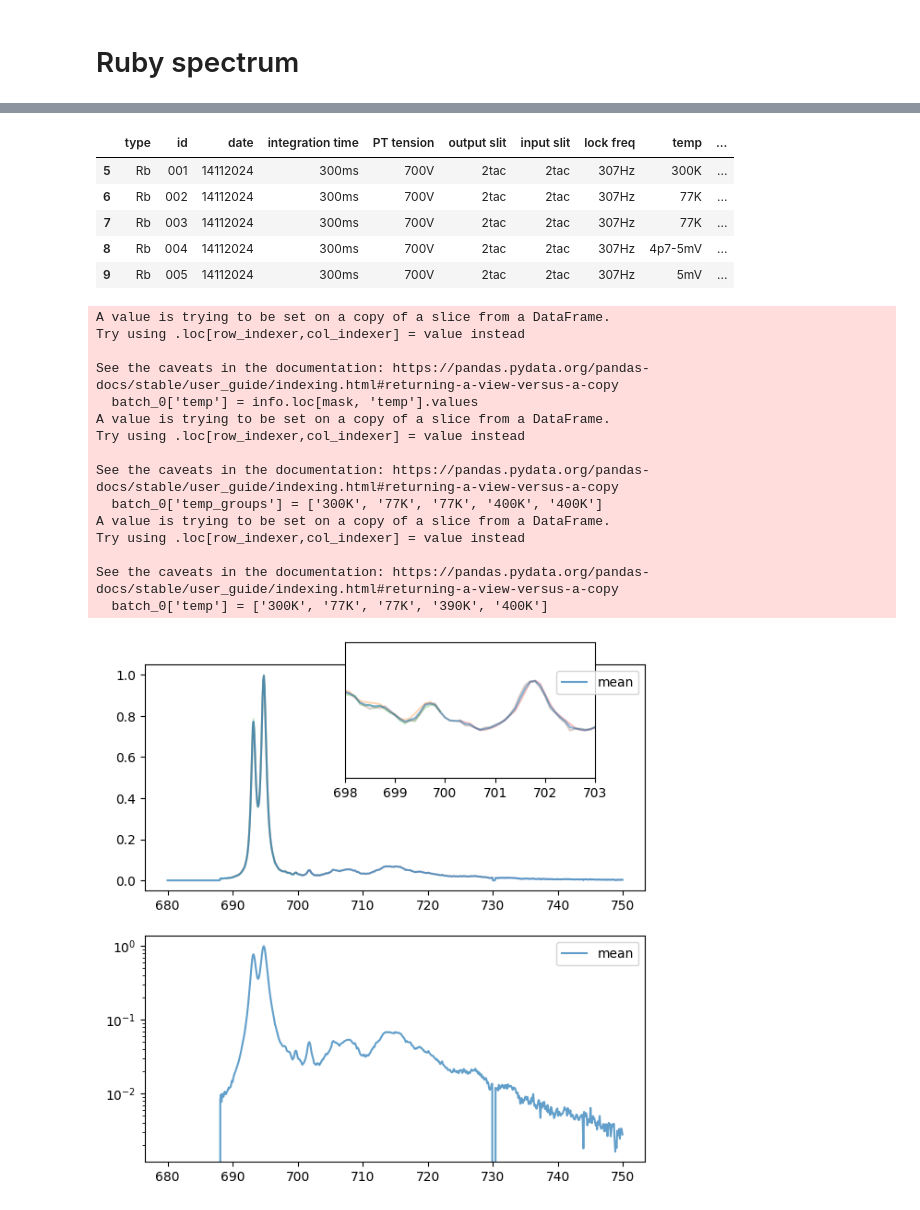
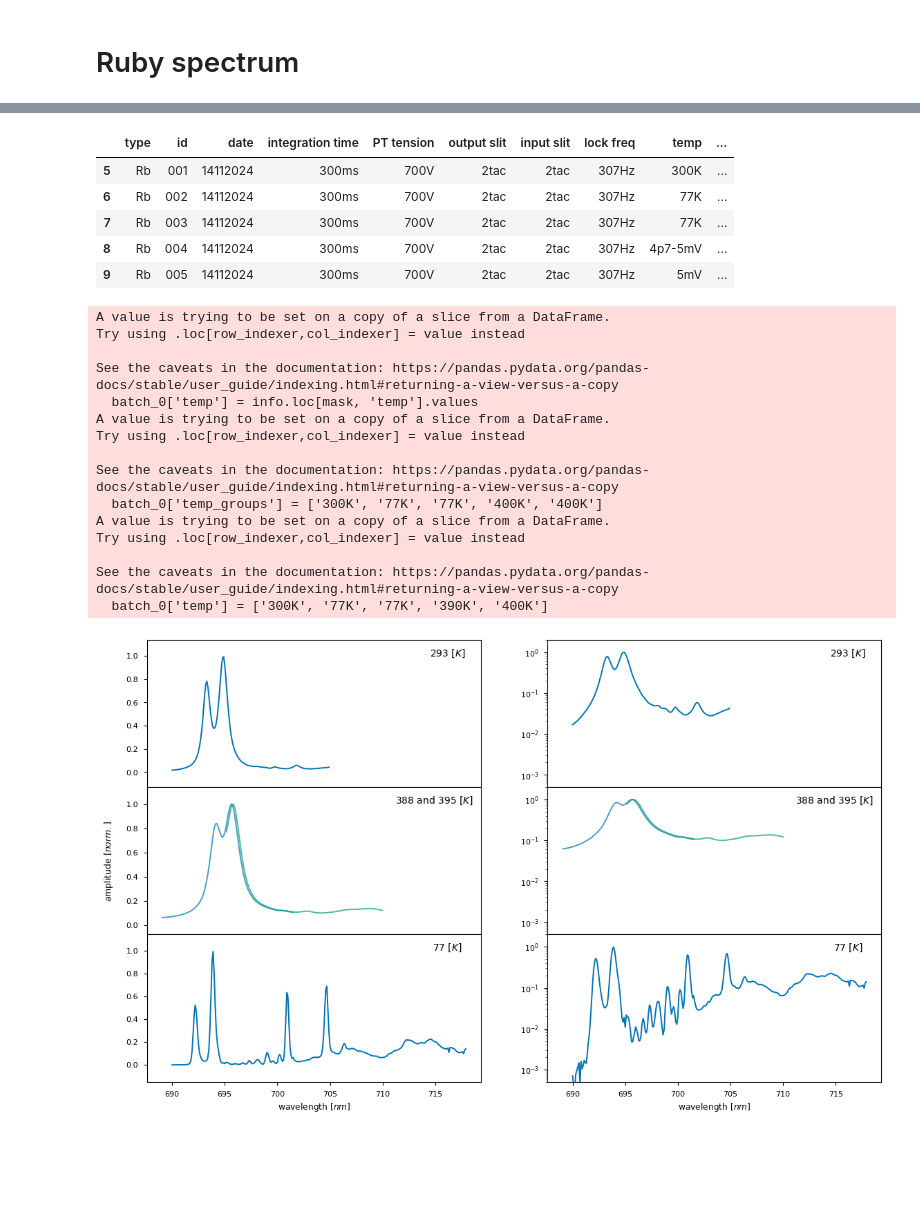
Before and after one commit to zar-hub/Lab_Materia_Condensata, a Jupyter notebook: SpettroRubino.ipynb, the cells around one changed output, grey strips where cells are left out. Drawn from its saved outputs; the diff is of its cells as text; code cells hidden in the pictures; blank space fills up the shorter version.

```diff
--- a/SpettroRubino.ipynb
+++ b/SpettroRubino.ipynb
@@ -36,10 +49,15 @@ plt.close('all')
 # %%
+from matplotlib.ticker import MaxNLocator
+
 files = utils.getFiles('Raw_Data\\Ruby_Spectrum')
 files = [file for file in files if file.name.find('Rb_') != -1]
 df = pd.DataFrame([utils.file_to_series(file) for file in files])
 
 # to nano meters
 df['wl'] = df['wl'].apply(lambda x: x / 10)
+
+# to mV
+df['mean'] = df['mean'].apply(lambda x: x * 1000)
 
 # sort it
 df.sort_values('id', inplace=True)
@@ -48,7 +66,7 @@ df.reset_index(drop=True, inplace=True)
 
 with plt.style.context(['seaborn-v0_8-colorblind', 'seaborn-v0_8-paper']):
     # A quick look at the batch
-    fig, axs = plt.subplots(5, 2, sharex=True, figsize = FIG_SIZE * 2.5, layout='tight')
+    fig, axs = plt.subplots(5, 2, sharex='col', figsize = FIG_SIZE * 1.8)
     for i, row in df.iterrows():
         meta = ast.literal_eval(row['meta'])
         label = "-".join([meta.get(key) for key in ['type', 'id', 'date',]])
@@ -56,8 +74,16 @@ with plt.style.context(['seaborn-v0_8-colorblind', 'seaborn-v0_8-paper']):
 
     for ax in axs.flat:
         ax.ticklabel_format(axis='y', style='sci', scilimits=(0, 0))
+        fmtax(ax, label='x', loc='upper right')
+        ax.yaxis.set_major_locator(MaxNLocator(4, prune='both'))
         ax.legend()
 
+    # add common y label
+    fig.text(0.04, 0.5, r'e.m.F [mV]', va='center', rotation='vertical')
+
+    fig.tight_layout()
+    fig.subplots_adjust(hspace=0, wspace=0.15, left=0.1)
+    plt.show()
     savefig(fig, 'ruby_batch')
 
 # generate the info table
@@ -207,26 +275,24 @@ ids = ['001', '002', '003', '004', '005']
 
 common_wl = np.arange(690, 720, 0.1)
 with plt.style.context(['seaborn-v0_8-colorblind', 'seaborn-v0_8-paper']):
-    fig, axs = plt.subplots(3, 2, figsize=(10, 8), sharex=True)
+    fig, axs = plt.subplots(3, 2, figsize=FIG_SIZE * 2, sharex=True)
     i = 0
     for gid, group in batch_0.groupby('temp_groups'):
-
         # normalize the group
         group = group.apply(normalize, axis=1, ids = ids)
 
         # interpolate the group
+        fooone = lambda x: axs[i, 0].plot(x['wl'] , x['mean'], alpha=0.7)
+        footwo = lambda x: axs[i, 1].plot(x['wl'] , x['mean'], alpha=0.7)
         if gid == '400K':
-            group.apply(lambda x: axs[i, 0].plot(x['wl'] / 10, x['mean'], alpha=0.7,
-                                                label = r'${}\ K$'.format(x['temp'][:-1])), axis=1)
-            group.apply(lambda x: axs[i, 1].plot(x['wl'] / 10, x['mean'], alpha=0.7,
-                                                label = r'${}\ K$'.format(x['temp'][:-1])), axis=1)
+            group.apply(fooone, axis=1)
+            group.apply(footwo, axis=1)
         else:
-            label = r'${}\ K$'.format(gid[:-1])
             common_mean = interpolate_batch(group, common_wl)
             # plot
             mask = common_mean > 0
-            axs[i, 0].plot(common_wl[mask] / 10, common_mean[mask], label=label)
-            axs[i, 1].plot(common_wl[mask] / 10, common_mean[mask], label=label)
+            axs[i, 0].plot(common_wl[mask] , common_mean[mask])
+            axs[i, 1].plot(common_wl[mask] , common_mean[mask])
 
         axs[i, 0].margins(y=0.15)
         axs[i, 1].set_ylim(5e-4, 2)
@@ -234,36 +300,42 @@ with plt.style.context(['seaborn-v0_8-colorblind', 'seaborn-v0_8-paper']):
         axs[i, 1].margins(y=0.15)
         axs[i, 1].set_yscale('log')
         i = i + 1
 
-    fig.subplots_adjust(hspace=0, left=0.1, right=0.9, top=0.9, bottom=0.1)
-    fig.supylabel('Amplitude $(normalized)$')
-    fig.suptitle('Rubidium Spectrum at different temperatures', fontsize=16)
+    axs[0,0].set_title(r'$293\ [K]$', fontsize=10, y=0.85, x=0.9)
+    axs[0,1].set_title(r'$293\ [K]$', fontsize=10, y=0.85, x=0.9)
+    axs[1,0].set_title(r'$388$ and $395\ [K]$', fontsize=10, y=0.85, x=0.86)
+    axs[1,1].set_title(r'$388$ and $395\ [K]$', fontsize=10, y=0.85, x=0.86)
+    axs[2,0].set_title(r'$77\ [K]$', fontsize=10, y=0.85, x=0.9)
+    axs[2,1].set_title(r'$77\ [K]$', fontsize=10, y=0.85, x=0.9)
+
+    fig.subplots_adjust(hspace=0, left=0.07, right=0.9, top=0.9, bottom=0.1)
+    fig.supylabel('amplitude $[norm.]$', fontsize=9)
 
     # common_mean = interpolate_batch(batch_0, common_wl)
     for ax in axs.flat:
-        ax.set_xlabel('Wavelength $[nm]$')
-        ax.legend()
+        ax.set_xlabel('wavelength $[nm]$')
+    savefig(fig, 'ruby_temp', fig_size=FIG_SIZE * 2)
     plt.show()
 # %% [output]
 |  | type | id | date | integration time | PT tension | output slit | input slit | lock freq | temp | ... |
 | 5 | Rb | 001 | 14112024 | 300ms | 700V | 2tac | 2tac | 307Hz | 300K | ... |
 | 6 | Rb | 002 | 14112024 | 300ms | 700V | 2tac | 2tac | 307Hz | 77K | ... |
 | 7 | Rb | 003 | 14112024 | 300ms | 700V | 2tac | 2tac | 307Hz | 77K | ... |
 | 8 | Rb | 004 | 14112024 | 300ms | 700V | 2tac | 2tac | 307Hz | 4p7-5mV | ... |
 | 9 | Rb | 005 | 14112024 | 300ms | 700V | 2tac | 2tac | 307Hz | 5mV | ... |
 A value is trying to be set on a copy of a slice from a DataFrame.
 Try using .loc[row_indexer,col_indexer] = value instead
 
 See the caveats in the documentation: https://pandas.pydata.org/pandas-docs/stable/user_guide/indexing.html#returning-a-view-versus-a-copy
   batch_0['temp'] = info.loc[mask, 'temp'].values
 A value is trying to be set on a copy of a slice from a DataFrame.
 Try using .loc[row_indexer,col_indexer] = value instead
 
 See the caveats in the documentation: https://pandas.pydata.org/pandas-docs/stable/user_guide/indexing.html#returning-a-view-versus-a-copy
   batch_0['temp_groups'] = ['300K', '77K', '77K', '400K', '400K']
 A value is trying to be set on a copy of a slice from a DataFrame.
 Try using .loc[row_indexer,col_indexer] = value instead
 
 See the caveats in the documentation: https://pandas.pydata.org/pandas-docs/stable/user_guide/indexing.html#returning-a-view-versus-a-copy
   batch_0['temp'] = ['300K', '77K', '77K', '390K', '400K']
-[figure, old version]
+[figure, new version]
```
Also changed, not shown: parts of 13 cells of this notebook, 20 other files.
